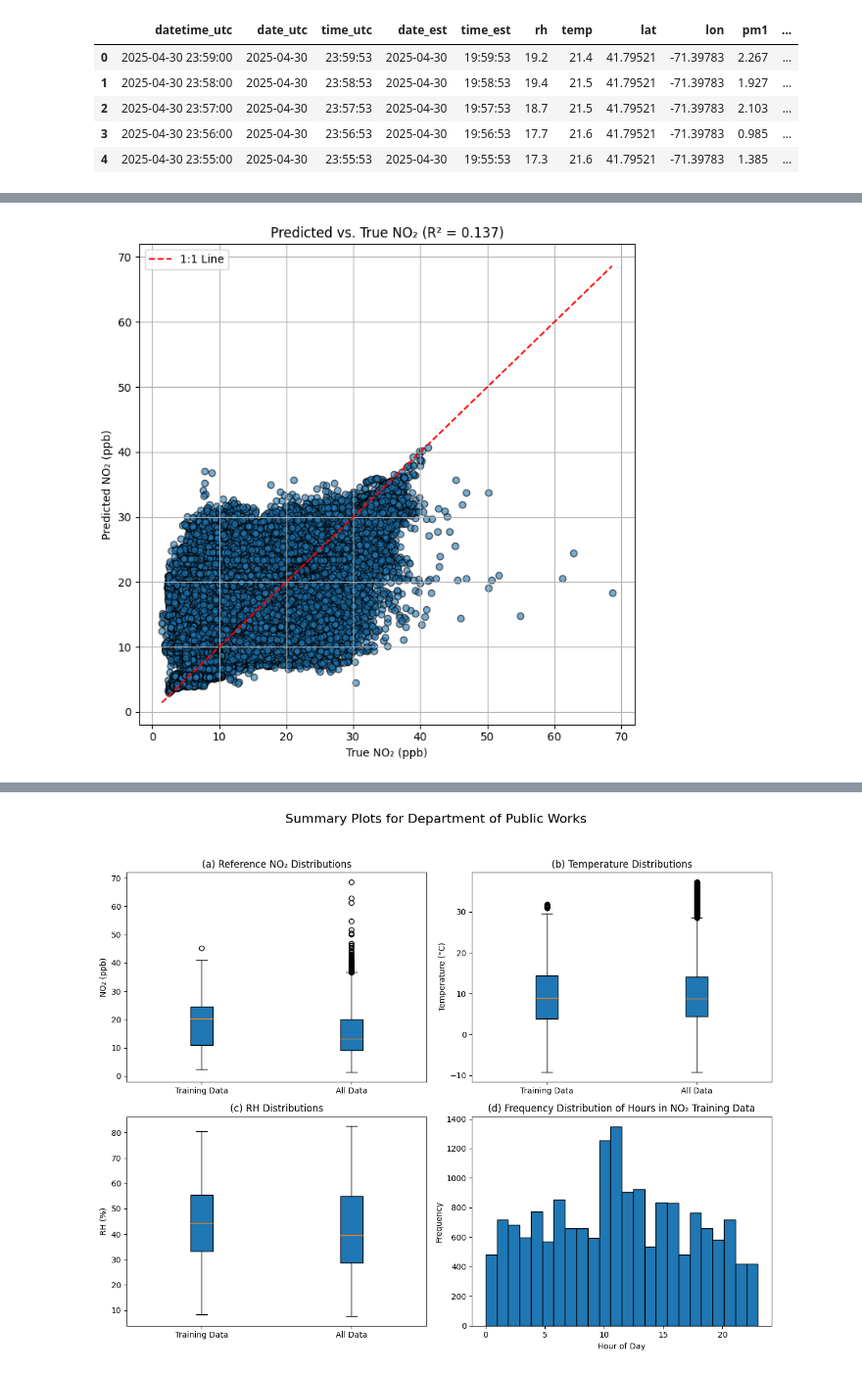
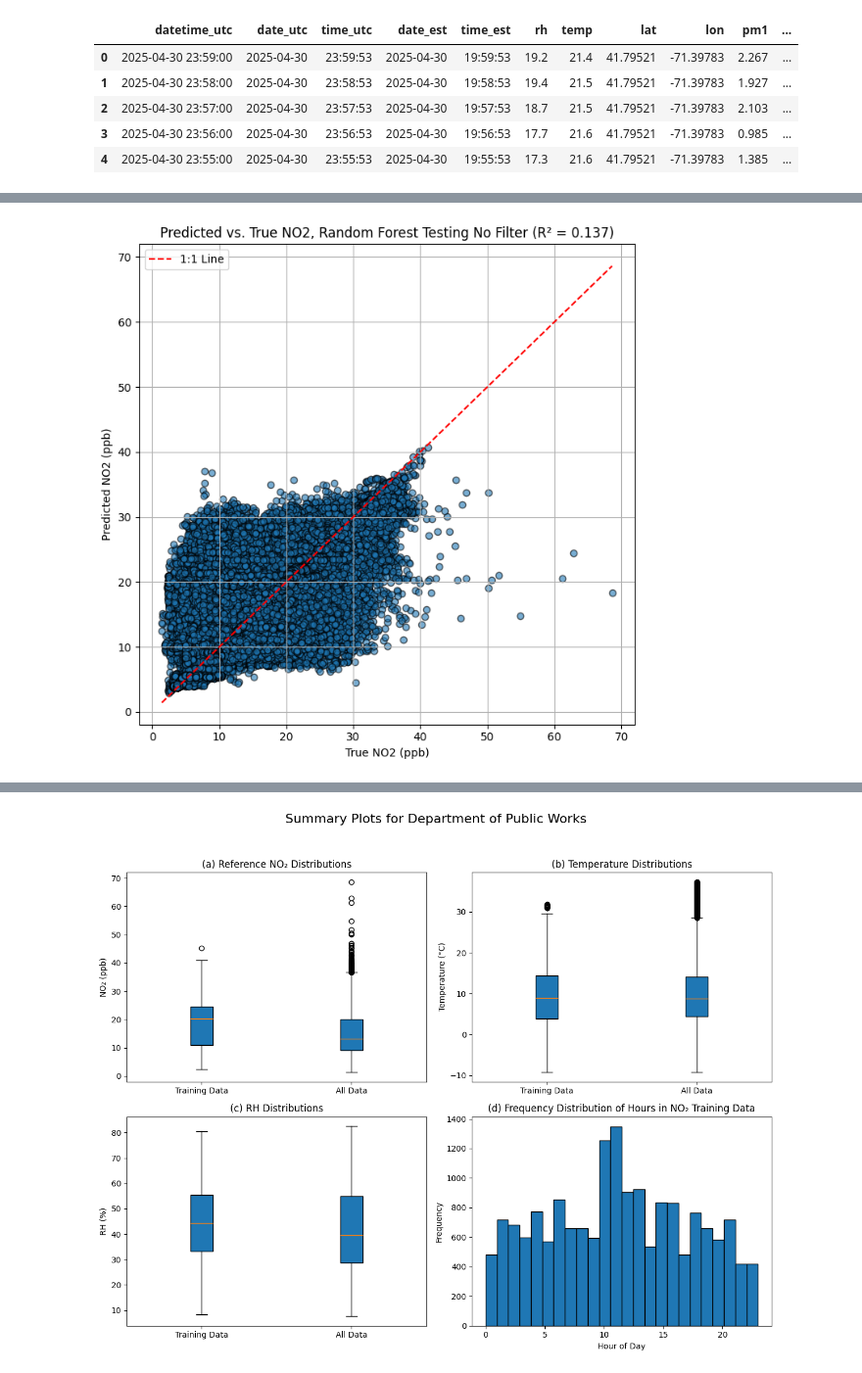
Before and after one commit to jacklardner/quant-regressions, a Jupyter notebook: regressions_and_cleaning.ipynb, the cells around one changed output, grey strips where cells are left out. Shown at 98% size. Cells and saved outputs as stored; diff of their text form; code cells hidden in the pictures.

```diff
--- a/regressions_and_cleaning.ipynb
+++ b/regressions_and_cleaning.ipynb
@@ -301,19 +457,19 @@ plt.show()
 # %%
 y_true = testing_df["true_no2"]
 y_pred = rf_model.predict(testing_df[feature_cols])
 feature_cols = ["no2_aux", "o3_wrk_aux", "no_wrk_aux", "temp", "rh"]
 
 r2 = r2_score(y_true, y_pred)
 
 plt.figure(figsize=(7, 7))
 plt.scatter(y_true, y_pred, alpha=0.6, edgecolors="k")
 plt.plot([y_true.min(), y_true.max()], [y_true.min(), y_true.max()], "r--", label="1:1 Line")
-plt.xlabel("True NO₂ (ppb)")
-plt.ylabel("Predicted NO₂ (ppb)")
-plt.title(f"Predicted vs. True NO₂ (R² = {r2:.3f})")
+plt.xlabel("True NO2 (ppb)")
+plt.ylabel("Predicted NO2 (ppb)")
+plt.title(f"Predicted vs. True NO2, Random Forest Testing No Filter (R² = {r2:.3f})")
 plt.legend()
 plt.grid(True)
 plt.tight_layout()
 plt.show()
 # %% [output]
-[figure, old version]
+[figure, new version]
```
Also changed, not shown: parts of 25 cells of this notebook, 1 other file.
